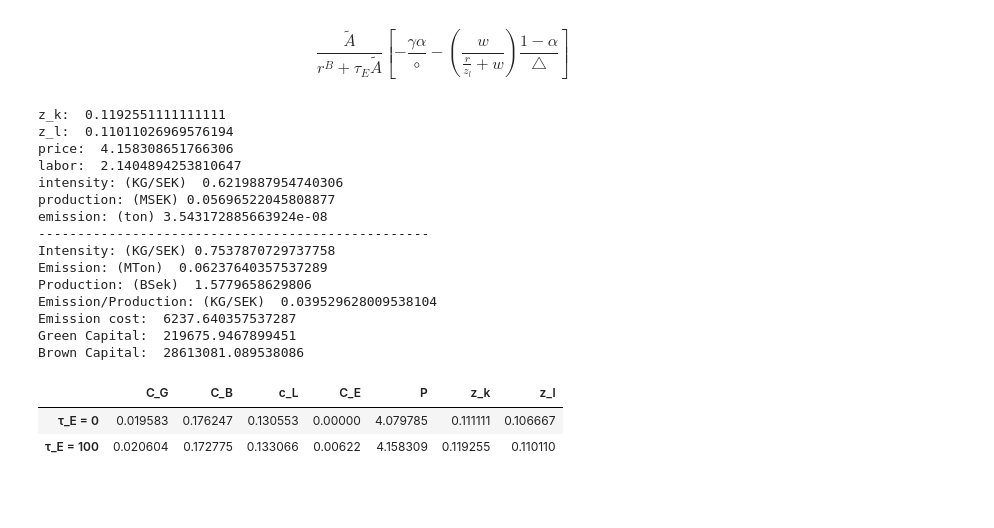
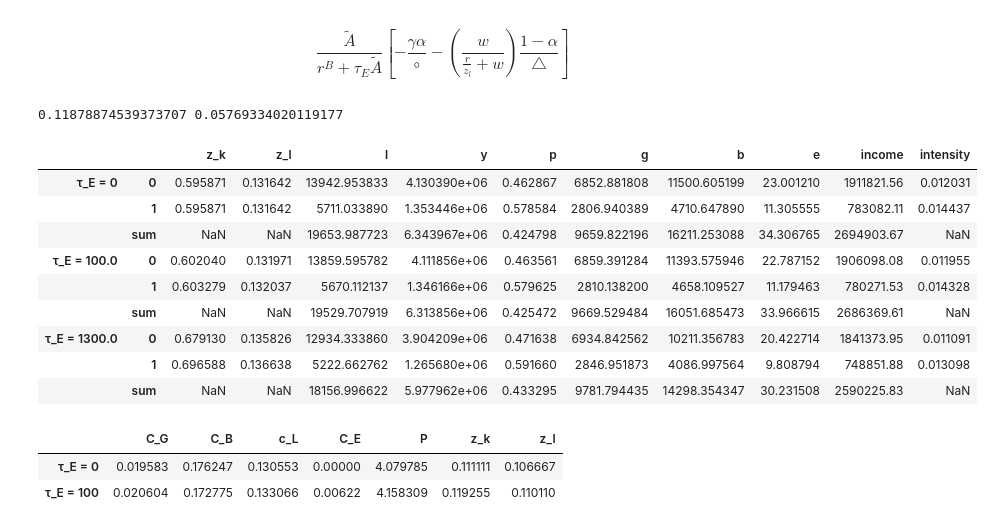
Before and after one commit to mortezaaghajanzadeh/Resource-Reallocation, a Jupyter notebook: code/test.ipynb, the cells around one changed output. Drawn from its saved outputs; the diff is of its cells as text; code cells hidden in the pictures; blank space fills up the shorter version.

```diff
--- a/code/test.ipynb
+++ b/code/test.ipynb
@@ -17,42 +53,41 @@ $$
 # %%
 parameters = {
     'β': 0.6,
-    'γ':2,
-    'α': 0.25,
-    'A_hat': 0.1,
-    'A_tilde': 0.018,
+    'γ':2.58,
+    'α': 0.45,
+    'A_hat': 1,
+    'A_tilde': 0.002,
     'μ': 0,
     'θ': 1,
     'η': np.inf,
     'σ': 5,
     'r_b': 0.05,
     'green_premium': 0,
     'w': .500, # MSEK
-    'τ_E': 100,# per ton
+    'τ_E': 0,# per ton
     'n': int(1e3)}
 
 # CO2 Emission is 13800 Kton
 # Labor 500 TSEK
 
-tax = 1
-tax_2 = -20
-df = pd.concat([gen_df(parameters,tax_2),gen_df(parameters,0),gen_df(parameters,tax)],keys=['τ_E = {}'.format(tax_2),'τ_E = 0','τ_E = {}'.format(tax)],axis=0)
+tax_1 = 0
+tax_2 = 100/1
+tax_3 = 1300/1
+df = pd.concat([gen_df(parameters,tax_1),gen_df(parameters,tax_2),gen_df(parameters,tax_3)],keys=['τ_E = {}'.format(tax_1),'τ_E = {}'.format(tax_2),'τ_E = {}'.format(tax_3)],axis=0)
+print(1- df.loc[df.index == ('τ_E = {}'.format(tax_3), 'sum')].e.iloc[0]/ df.loc[df.index == ('τ_E = 0', 'sum')].e.iloc[0] , 1- df.loc[df.index == ('τ_E = {}'.format(tax_3), 'sum')].y.iloc[0]/ df.loc[df.index == ('τ_E = 0', 'sum')].y.iloc[0] )
+df
 # %% [output]
-z_k:  0.1192551111111111
-z_l:  0.11011026969576194
-price:  4.158308651766306
-labor:  2.1404894253810647
-intensity: (KG/SEK)  0.6219887954740306
-production: (MSEK) 0.05696522045808877
-emission: (ton) 3.543172885663924e-08
---------------------------------------------------
-Intensity: (KG/SEK) 0.7537870729737758
-Emission: (MTon)  0.06237640357537289
-Production: (BSek)  1.5779658629806
-Emission/Production: (KG/SEK)  0.039529628009538104
-Emission cost:  6237.640357537287
-Green Capital:  219675.9467899451
-Brown Capital:  28613081.089538086
+0.11878874539373707 0.05769334020119177
+|  |  | z_k | z_l | l | y | p | g | b | e | income | intensity |
+| τ_E = 0 | 0 | 0.595871 | 0.131642 | 13942.953833 | 4.130390e+06 | 0.462867 | 6852.881808 | 11500.605199 | 23.001210 | 1911821.56 | 0.012031 |
+|  | 1 | 0.595871 | 0.131642 | 5711.033890 | 1.353446e+06 | 0.578584 | 2806.940389 | 4710.647890 | 11.305555 | 783082.11 | 0.014437 |
+|  | sum | NaN | NaN | 19653.987723 | 6.343967e+06 | 0.424798 | 9659.822196 | 16211.253088 | 34.306765 | 2694903.67 | NaN |
+| τ_E = 100.0 | 0 | 0.602040 | 0.131971 | 13859.595782 | 4.111856e+06 | 0.463561 | 6859.391284 | 11393.575946 | 22.787152 | 1906098.08 | 0.011955 |
+|  | 1 | 0.603279 | 0.132037 | 5670.112137 | 1.346166e+06 | 0.579625 | 2810.138200 | 4658.109527 | 11.179463 | 780271.53 | 0.014328 |
+|  | sum | NaN | NaN | 19529.707919 | 6.313856e+06 | 0.425472 | 9669.529484 | 16051.685473 | 33.966615 | 2686369.61 | NaN |
+| τ_E = 1300.0 | 0 | 0.679130 | 0.135826 | 12934.333860 | 3.904209e+06 | 0.471638 | 6934.842562 | 10211.356783 | 20.422714 | 1841373.95 | 0.011091 |
+|  | 1 | 0.696588 | 0.136638 | 5222.662762 | 1.265680e+06 | 0.591660 | 2846.951873 | 4086.997564 | 9.808794 | 748851.88 | 0.013098 |
+|  | sum | NaN | NaN | 18156.996622 | 5.977962e+06 | 0.433295 | 9781.794435 | 14298.354347 | 30.231508 | 2590225.83 | NaN |
 # %%
 τ_E = 100
 z_k,z_l = optimal_ratios(parameters,τ_E)
```
Also changed, not shown: parts of 1 cell of this notebook, 5 other files.
